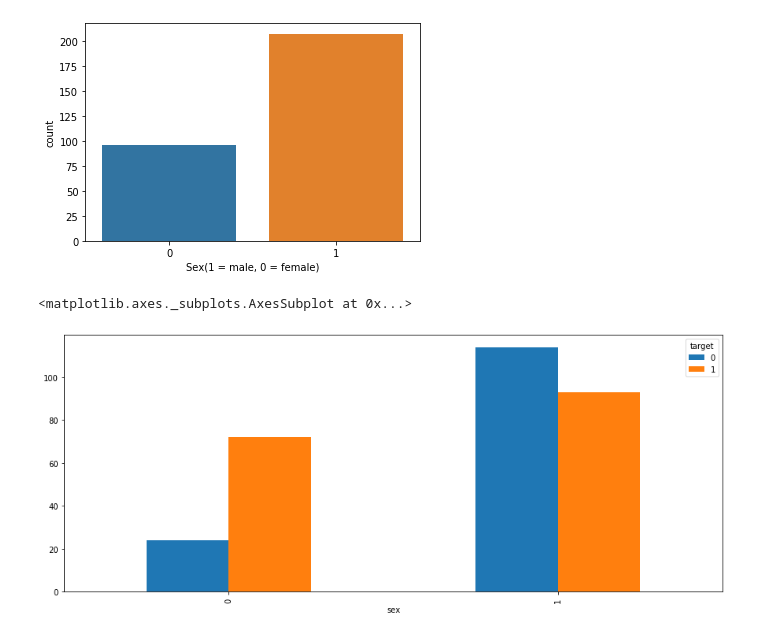
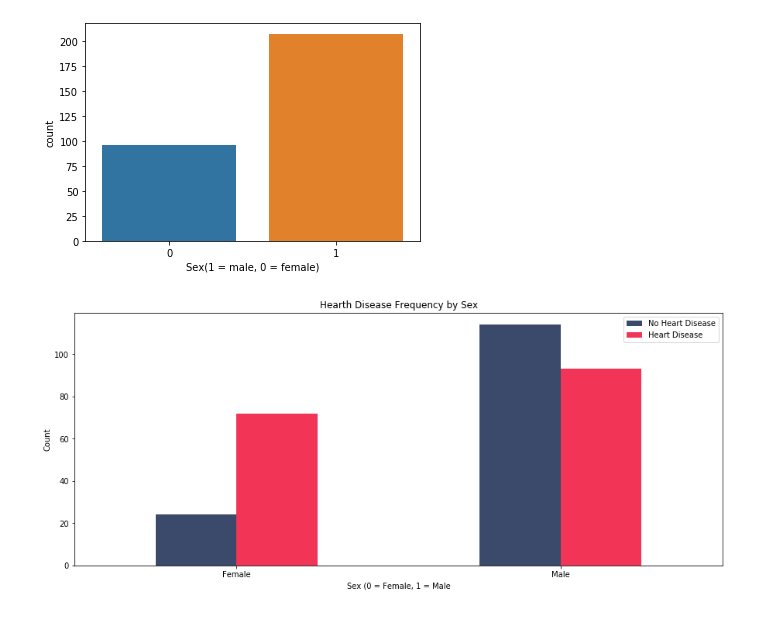
Before and after one commit to TreadKing/Data-Science, a Jupyter notebook: Project/Devang_Patel_Project.ipynb, the cells around one changed output. Drawn from its saved outputs; the diff is of its cells as text; code cells hidden in the pictures.

Commit message:
Finished graphs

```diff
--- a/Project/Devang_Patel_Project.ipynb
+++ b/Project/Devang_Patel_Project.ipynb
@@ -133,8 +134,14 @@ print(graph)
 # %% [output]
 AxesSubplot(0.125,0.125;0.775x0.755)
 [figure]
-# %%
-pd.crosstab(df.sex, df.target).plot(kind = 'bar', figsize = (15,6), )
-# %% [output]
-<matplotlib.axes._subplots.AxesSubplot at 0x...>
-[figure, removed]
+# %%
+pd.crosstab(df.sex, df.target).plot(kind = 'bar', figsize = (15,6), color = ['#3b4a6b', '#f23557'])
+plt.title('Hearth Disease Frequency by Sex')
+plt.xlabel('Sex')
+plt.xticks(np.arange(2), ['Female', 'Male'])
+plt.xticks(rotation = 0)
+plt.legend(['No Heart Disease', 'Heart Disease'])
+plt.ylabel('Count')
+plt.show()
+# %% [output]
+[figure, added]
```
Also changed, not shown: parts of 14 cells of this notebook.
